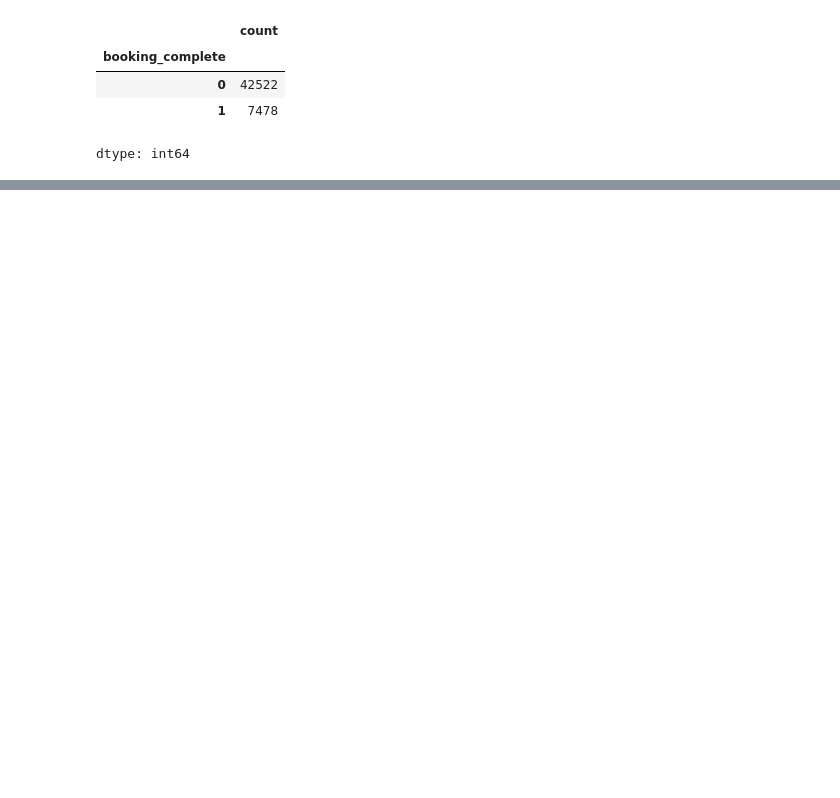
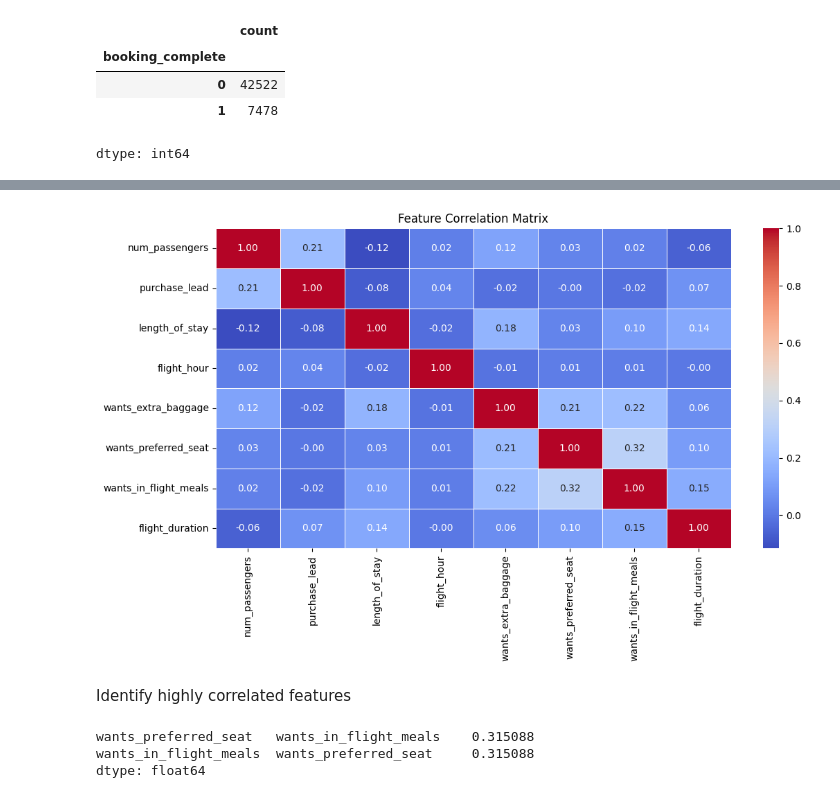
Before and after one commit to NathanaelMutua/British-Airways-Data-Science-Challenge, a Jupyter notebook: Task 2 British Airways Data Analysis.ipynb, the cells around one changed output, grey strips where cells are left out. Saved outputs shown, nothing was run; the diff lists cells and outputs as text; code cells hidden in the pictures; blank space fills up the shorter version.

```diff
--- a/Task 2 British Airways Data Analysis.ipynb
+++ b/Task 2 British Airways Data Analysis.ipynb
@@ -146,0 +184,8 @@ plt.show()
+# %%
+import seaborn as sns
+
+# Compute correlation matrix
+corr_matrix = X.select_dtypes(include=["int64", "float64"]).corr()
+
+# Display correlation matrix
+print(corr_matrix)
@@ -147,3 +210,34 @@ plt.show()
+# %%
+# Visualising correlation with a heatmap
+
+# Red = High correlation
+# Blue = Low correlation
+# Helps visually detect highly correlated features
+
+plt.figure(figsize=(12, 6))
+sns.heatmap(corr_matrix, annot=True, cmap="coolwarm", fmt=".2f", linewidths=0.5)
+plt.title("Feature Correlation Matrix")
+plt.show()
+# %% [output]
+[figure, added]
+# %% [markdown]
+Identify highly correlated features
+# %%
+# Set a correlation threshold (e.g., 0.8)
+threshold = 0.3
+
+# Find pairs of highly correlated features
+high_corr_pairs = corr_matrix.abs().unstack().sort_values(ascending=True)
+
+# Remove self-correlations (correlation of a feature with itself)
+high_corr_pairs = high_corr_pairs[high_corr_pairs < 1]
+
+# Display highly correlated feature pairs
+print(high_corr_pairs[high_corr_pairs > threshold])
+# %% [output]
+wants_preferred_seat   wants_in_flight_meals    0.315088
+wants_in_flight_meals  wants_preferred_seat     0.315088
+dtype: float64
 # %%
 # Categorical data to numerical form
 # trip_type and flight_day are ordinal data - has order
```
Also changed, not shown: parts of 11 cells of this notebook.
